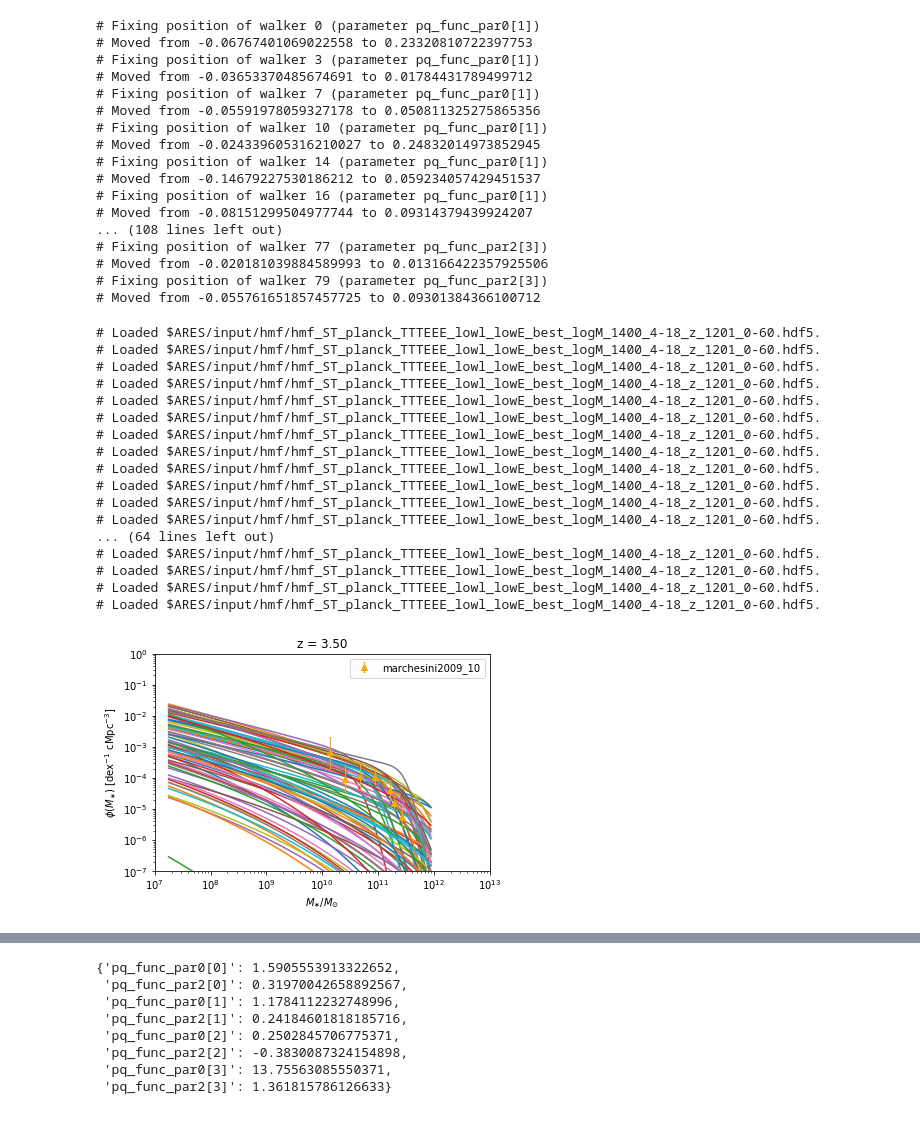
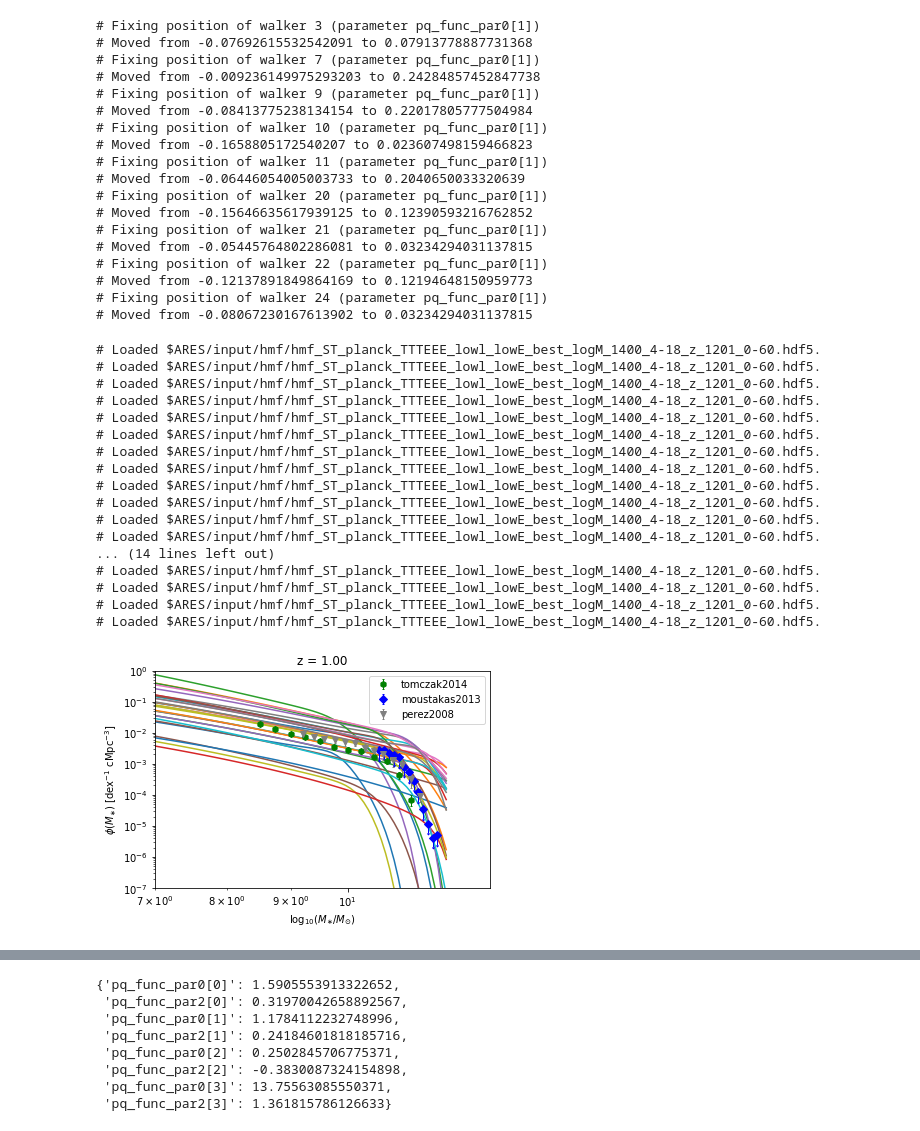
Before and after one commit to eklem1/GalaxySim, a Jupyter notebook: CheckingFitGuesses.ipynb, the cells around one changed output, grey strips where cells are left out. Drawn from its saved outputs; the diff is of its cells as text; code cells hidden in the pictures.

Commit message:
updated Checking... with log10 masses, trying a couple wider priors for a run

```diff
--- a/CheckingFitGuesses.ipynb
+++ b/CheckingFitGuesses.ipynb
@@ -38,7 +17,7 @@ def getMasses(redshifts):
 # redshifts = np.array([0.35, 0.875, 1.125, 1.75, 2.25, 2.75])
 redshifts = np.sort(np.array([0.35, 0.875, 1.125, 1.75, 2.25, 2.75, 1.65, 2.5, 3.5, 0.10165, 0.25, 0.45, 0.575, 0.725, 0.9]))
 
-Ms = getMasses(redshifts)
+Ms = np.linspace(7, 12, 60)
 
 # print(Ms)
 
@@ -99,7 +60,7 @@ free_pars = \
     'pq_func_par2[3]',
 ]
 
-is_log = [False, False, False, False, False, False, False, False]
+is_log = [False, False, False, False, False, False, False, True]
 
 from distpy.distribution import UniformDistribution
 from distpy.distribution import DistributionSet
@@ -108,14 +69,14 @@ ps = DistributionSet()
 ps.add_distribution(UniformDistribution(0, 4), 'pq_func_par0[0]')
 ps.add_distribution(UniformDistribution(-1, 1),  'pq_func_par2[0]')
 
-ps.add_distribution(UniformDistribution(0.001, 2),   'pq_func_par0[1]')
+ps.add_distribution(UniformDistribution(0, 2),   'pq_func_par0[1]')
 ps.add_distribution(UniformDistribution(-1, 1),  'pq_func_par2[1]')
 
-ps.add_distribution(UniformDistribution(0, .9),   'pq_func_par0[2]')
-ps.add_distribution(UniformDistribution(-3, -0.01),  'pq_func_par2[2]')
+ps.add_distribution(UniformDistribution(0, 1),   'pq_func_par0[2]')
+ps.add_distribution(UniformDistribution(-3, 1),  'pq_func_par2[2]')
 
 ps.add_distribution(UniformDistribution(10.0, 14.0),   'pq_func_par0[3]')
-ps.add_distribution(UniformDistribution(0, 2),  'pq_func_par2[3]')
+ps.add_distribution(UniformDistribution(-1, 2),  'pq_func_par2[3]')
 # %%
 #From Moster2010, table 7
 logM_0 = 11.88 #(0.01)
@@ -199,7 +160,7 @@ fitter.is_log = is_log
 fitter.prior_set = ps
 
 # In general, the more the merrier (~hundreds)
-fitter.nwalkers = 80
+fitter.nwalkers = 30
 
 fitter.jitter = [0.1] * len(fitter.parameters)
 # fitter.jitter = [0.01, 0.01, 0.001, 0.005, 0.01, 0.01, 0.08, 0.01]
@@ -210,25 +171,26 @@ fitter.guesses = guesses
 # fitter.pops
 # nwalkers
 # %% [output]
-# Fixing position of walker 0 (parameter pq_func_par0[1])
-# Moved from -0.06767401069022558 to 0.23320810722397753
 # Fixing position of walker 3 (parameter pq_func_par0[1])
-# Moved from -0.03653370485674691 to 0.01784431789499712
+# Moved from -0.07692615532542091 to 0.07913778887731368
 # Fixing position of walker 7 (parameter pq_func_par0[1])
-# Moved from -0.05591978059327178 to 0.050811325275865356
+# Moved from -0.009236149975293203 to 0.24284857452847738
+# Fixing position of walker 9 (parameter pq_func_par0[1])
+# Moved from -0.08413775238134154 to 0.22017805777504984
 # Fixing position of walker 10 (parameter pq_func_par0[1])
-# Moved from -0.024339605316210027 to 0.24832014973852945
-# Fixing position of walker 14 (parameter pq_func_par0[1])
-# Moved from -0.14679227530186212 to 0.059234057429451537
-# Fixing position of walker 16 (parameter pq_func_par0[1])
-# Moved from -0.08151299504977744 to 0.09314379439924207
-... (108 lines left out)
-# Fixing position of walker 77 (parameter pq_func_par2[3])
-# Moved from -0.020181039884589993 to 0.013166422357925506
-# Fixing position of walker 79 (parameter pq_func_par2[3])
-# Moved from -0.055761651857457725 to 0.09301384366100712
+# Moved from -0.1658805172540207 to 0.023607498159466823
+# Fixing position of walker 11 (parameter pq_func_par0[1])
+# Moved from -0.06446054005003733 to 0.2040650033320639
+# Fixing position of walker 20 (parameter pq_func_par0[1])
+# Moved from -0.15646635617939125 to 0.12390593216762852
+# Fixing position of walker 21 (parameter pq_func_par0[1])
+# Moved from -0.05445764802286081 to 0.03234294031137815
+# Fixing position of walker 22 (parameter pq_func_par0[1])
+# Moved from -0.12137891849864169 to 0.12194648150959773
+# Fixing position of walker 24 (parameter pq_func_par0[1])
+# Moved from -0.08067230167613902 to 0.03234294031137815
 # %%
-z = 3.5
+z = 1
 # 2.5, 3.5
 
 for w in fitter.guesses[:]:
@@ -238,33 +200,33 @@ for w in fitter.guesses[:]:
     for i in range(len(w)):
         pars_ch[free_pars[i]] = w[i]
 
     base_pars.update(pars_ch)
     pop = ares.populations.GalaxyPopulation(**base_pars)
 
     smf = pop.StellarMassFunction(z, Ms)
     pl.loglog(Ms, smf)#, label='guess')
 
-data.PlotSMF(z=z, round_z=0.2)
+data.PlotSMF(z=z, round_z=0.2, log10Mass=True)
 
 pl.title("z = %.2f" %z)
 pl.legend()
 pl.show()
 # %% [output]
 # Loaded $ARES/input/hmf/hmf_ST_planck_TTTEEE_lowl_lowE_best_logM_1400_4-18_z_1201_0-60.hdf5.
 # Loaded $ARES/input/hmf/hmf_ST_planck_TTTEEE_lowl_lowE_best_logM_1400_4-18_z_1201_0-60.hdf5.
 # Loaded $ARES/input/hmf/hmf_ST_planck_TTTEEE_lowl_lowE_best_logM_1400_4-18_z_1201_0-60.hdf5.
 # Loaded $ARES/input/hmf/hmf_ST_planck_TTTEEE_lowl_lowE_best_logM_1400_4-18_z_1201_0-60.hdf5.
 # Loaded $ARES/input/hmf/hmf_ST_planck_TTTEEE_lowl_lowE_best_logM_1400_4-18_z_1201_0-60.hdf5.
 # Loaded $ARES/input/hmf/hmf_ST_planck_TTTEEE_lowl_lowE_best_logM_1400_4-18_z_1201_0-60.hdf5.
 # Loaded $ARES/input/hmf/hmf_ST_planck_TTTEEE_lowl_lowE_best_logM_1400_4-18_z_1201_0-60.hdf5.
 # Loaded $ARES/input/hmf/hmf_ST_planck_TTTEEE_lowl_lowE_best_logM_1400_4-18_z_1201_0-60.hdf5.
 # Loaded $ARES/input/hmf/hmf_ST_planck_TTTEEE_lowl_lowE_best_logM_1400_4-18_z_1201_0-60.hdf5.
 # Loaded $ARES/input/hmf/hmf_ST_planck_TTTEEE_lowl_lowE_best_logM_1400_4-18_z_1201_0-60.hdf5.
 # Loaded $ARES/input/hmf/hmf_ST_planck_TTTEEE_lowl_lowE_best_logM_1400_4-18_z_1201_0-60.hdf5.
 # Loaded $ARES/input/hmf/hmf_ST_planck_TTTEEE_lowl_lowE_best_logM_1400_4-18_z_1201_0-60.hdf5.
-... (64 lines left out)
+... (14 lines left out)
 # Loaded $ARES/input/hmf/hmf_ST_planck_TTTEEE_lowl_lowE_best_logM_1400_4-18_z_1201_0-60.hdf5.
 # Loaded $ARES/input/hmf/hmf_ST_planck_TTTEEE_lowl_lowE_best_logM_1400_4-18_z_1201_0-60.hdf5.
 # Loaded $ARES/input/hmf/hmf_ST_planck_TTTEEE_lowl_lowE_best_logM_1400_4-18_z_1201_0-60.hdf5.
 # Loaded $ARES/input/hmf/hmf_ST_planck_TTTEEE_lowl_lowE_best_logM_1400_4-18_z_1201_0-60.hdf5.
-[figure, old version]
+[figure, new version]
```
Also changed, not shown: parts of 12 cells of this notebook, 2 other files.
